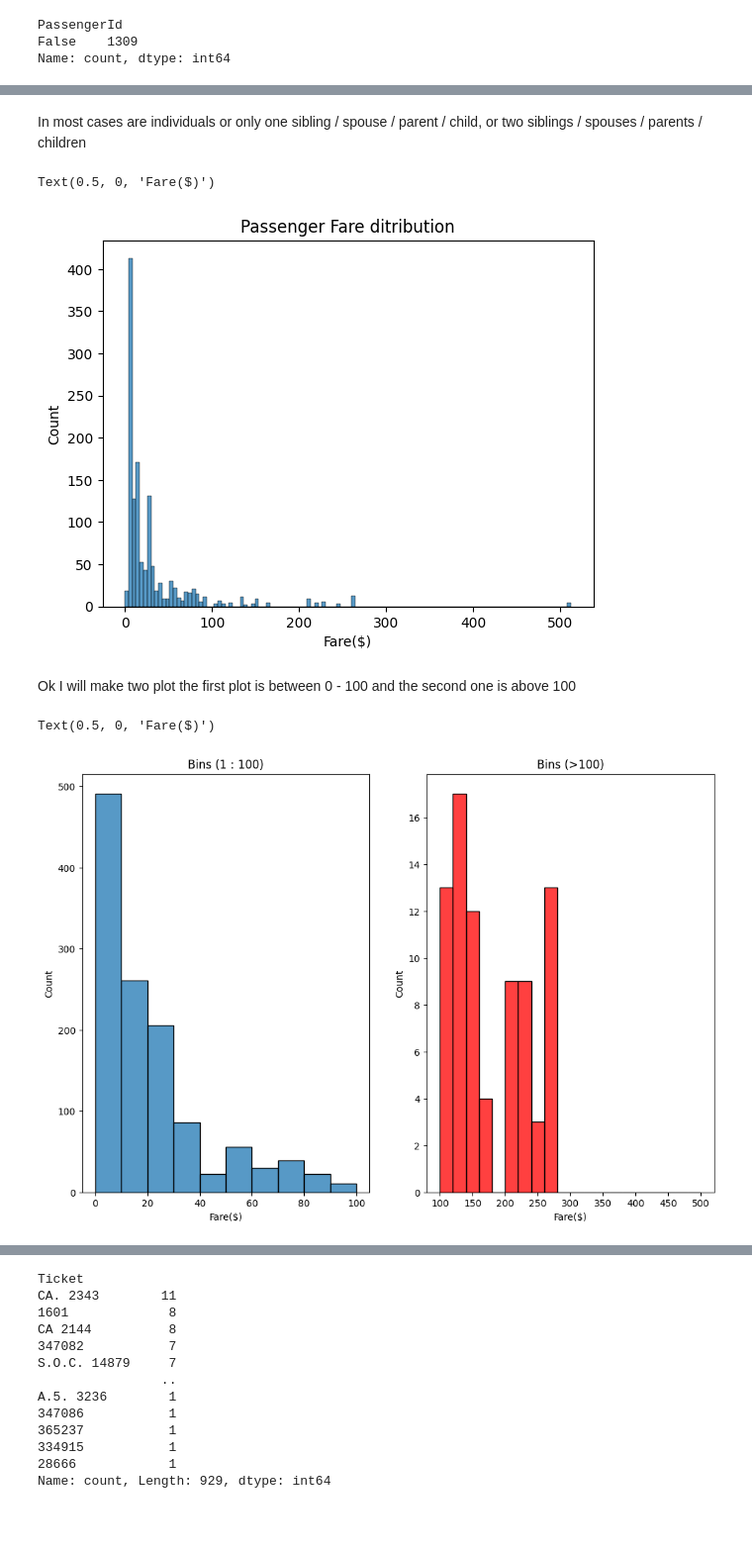
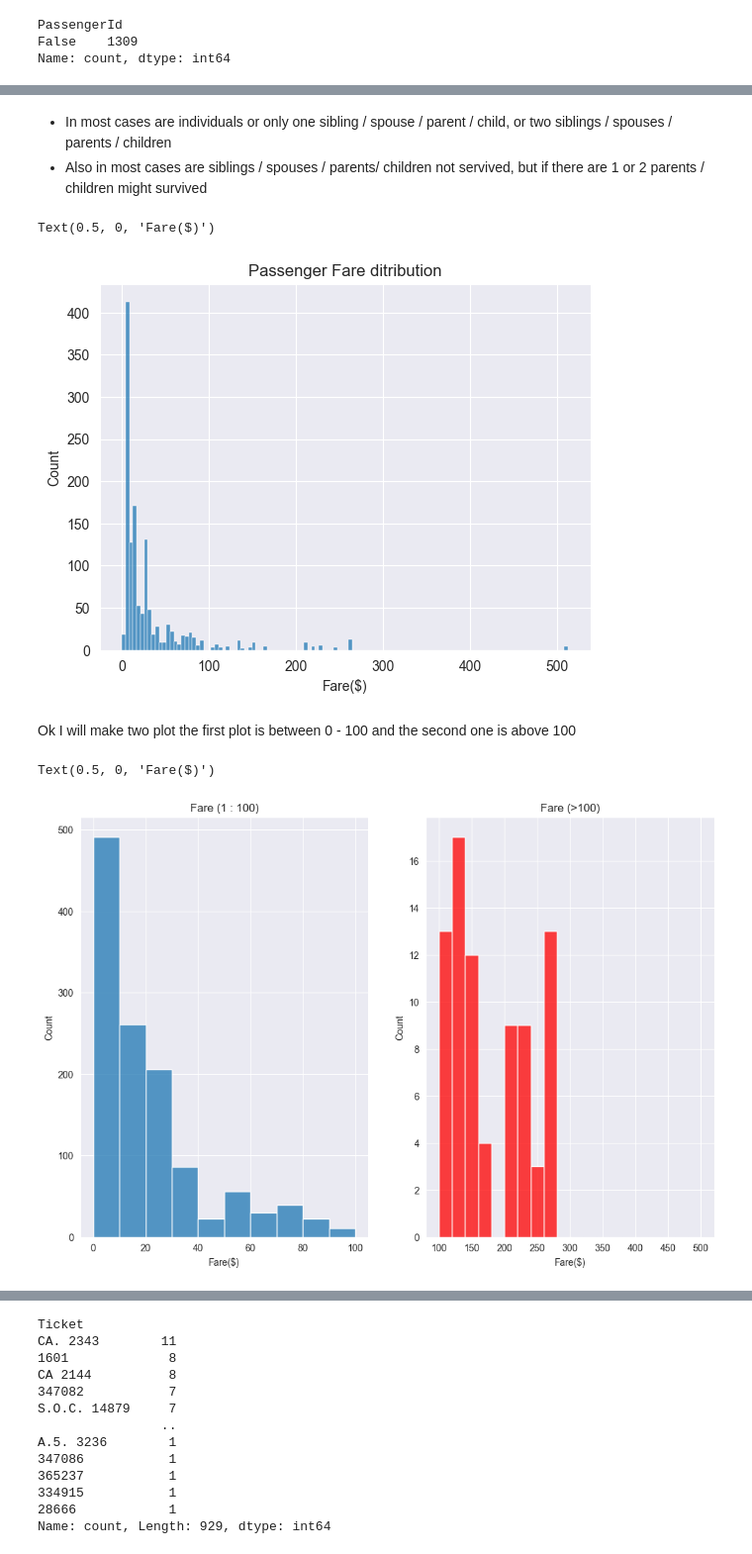
Before and after one commit to MinaGO1/Titanic-dataset, a Jupyter notebook: notebooks/Data Analysis/EDA.ipynb, the cells around one changed output, grey strips where cells are left out. Shown at 99% size. Cells and saved outputs as stored; diff of their text form; code cells hidden in the pictures; blank space fills up the shorter version.

```diff
--- a/notebooks/Data Analysis/EDA.ipynb
+++ b/notebooks/Data Analysis/EDA.ipynb
@@ -1,10 +1,11 @@
 # %%
 # Import needed libraries
 import sys
-sys.path.append(r'e:\Data science\Titanic dataset\notebooks')
+notebook_path = sys.path.append(r'e:\Data science\Titanic dataset\notebooks')
 
 from auto_imports import *
 # this is a py have all needed functions:
+sns.set_style('darkgrid')
 """
 # Import needed libraries
 import pandas as pd
@@ -115,29 +157,30 @@ Text(0.5, 0, 'Parents / Children')
 # %% [markdown]
-In most cases are individuals or only one sibling / spouse / parent / child, or two siblings / spouses / parents / children
+- In most cases are individuals or only one sibling / spouse / parent / child, or two siblings / spouses / parents / children
+- Also in most cases are siblings / spouses / parents/ children not servived, but if there are 1 or 2 parents / children might survived
 # %%
-#Plotting fare ditribution
+# Plotting fare distribution
 sns.histplot(df['Fare'])
 plt.title('Passenger Fare ditribution')
 plt.xlabel('Fare($)')
 # %% [output]
 Text(0.5, 0, 'Fare($)')
-[figure, old version]
+[figure, new version]
 # %% [markdown]
 Ok I will make two plot the first plot is between 0 - 100 and the second one is above 100
 # %%
 plt.figure(figsize=(12,8))
 # Plotting the first plot
 plt.subplot(1,2,1)
 sns.histplot(df['Fare'], bins=np.arange(0,110 , 10))
-plt.title('Bins (1 : 100)')
+plt.title('Fare (1 : 100)')
 plt.xlabel('Fare($)')
 
 # Plotting second one
 plt.subplot(1,2,2)
 sns.histplot(df['Fare'] , bins = np.arange(100,520 , 20) , color='red')
-plt.title('Bins (>100)')
+plt.title('Fare (>100)')
 plt.xlabel('Fare($)')
 # %% [output]
 Text(0.5, 0, 'Fare($)')
-[figure, old version]
+[figure, new version]
 # %% [markdown]
```
Also changed, not shown: parts of 46 cells of this notebook, 7 other files.
